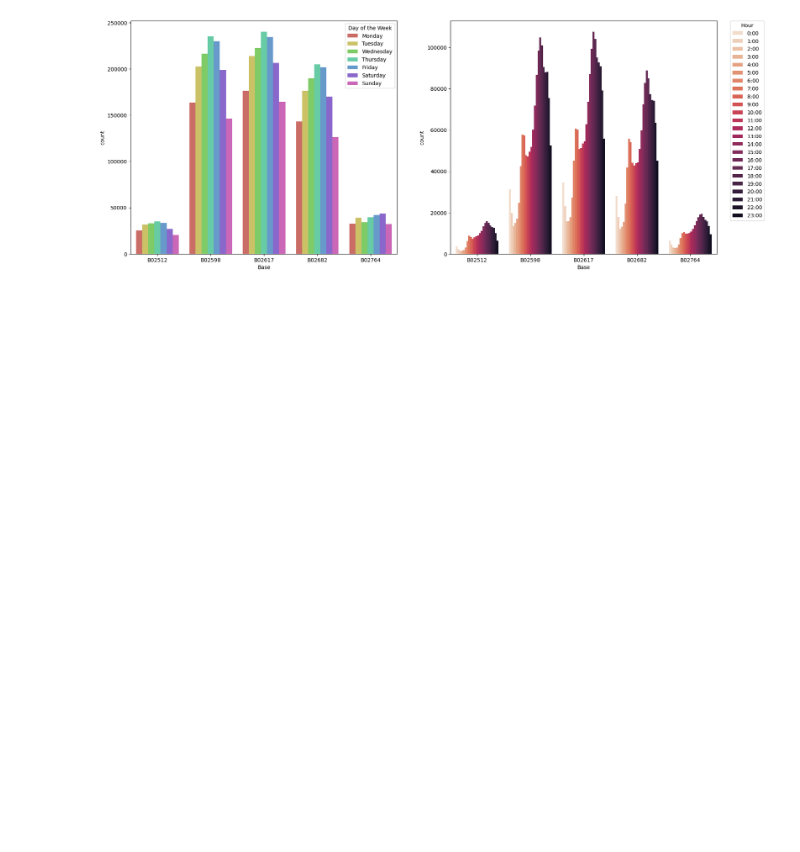
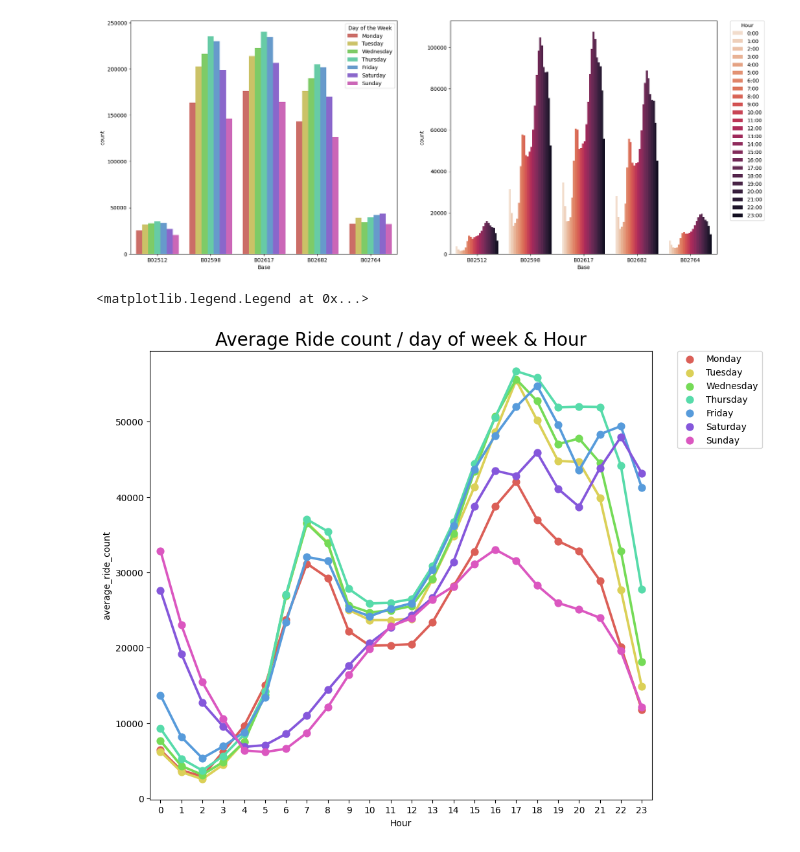
Before and after one commit to Swellisgood/fullstack-data-certification, a Jupyter notebook: BLOC_3_ML/uber_pickups/uber_pickups.ipynb, the cells around one changed output. Cells and saved outputs as stored; diff of their text form; code cells hidden in the pictures; blank space fills up the shorter version.

```diff
--- a/BLOC_3_ML/uber_pickups/uber_pickups.ipynb
+++ b/BLOC_3_ML/uber_pickups/uber_pickups.ipynb
@@ -51,3 +61,20 @@ ax2.legend(title='Hour', labels=[f'{i}:00' for i in range(24)], bbox_to_anchor=(
 plt.show()
 # %% [output]
 [figure]
+# %%
+#implement week day and weekend
+df_uber['weekend'] = df_uber['dayofweek'].apply(lambda x: 1 if x > 4 else 0)
+
+#implement rush hour
+df_uber['rush_hour'] = df_uber['Hour'].apply(lambda x: 1 if x in [7,8,9,16,17,18] else 0)
+# %%
+hourly_avg = df_uber.groupby(['Hour','dayofweek'])['Date/Time'].count().reset_index()
+daily_hourly_avg = hourly_avg.groupby(['dayofweek','Hour'])['Date/Time'].mean().reset_index().rename(columns = {'Date/Time':'average_ride_count'})
+daily_hourly_avg['dayofweek'] = daily_hourly_avg['dayofweek'].map({0:'Monday', 1:'Tuesday', 2:'Wednesday', 3:'Thursday', 4:'Friday', 5:'Saturday', 6:'Sunday'})
+
+plt.figure(figsize=(10,9))
+sns.pointplot(x='Hour',y='average_ride_count',hue='dayofweek', data = daily_hourly_avg, palette='hls').set_title('Average Ride count / day of week & Hour', color='black', fontsize=20)
+plt.legend(bbox_to_anchor=(1.05, 1), loc=2, borderaxespad=0.)
+# %% [output]
+<matplotlib.legend.Legend at 0x...>
+[figure, added]
```
Also changed, not shown: parts of 17 cells of this notebook.
